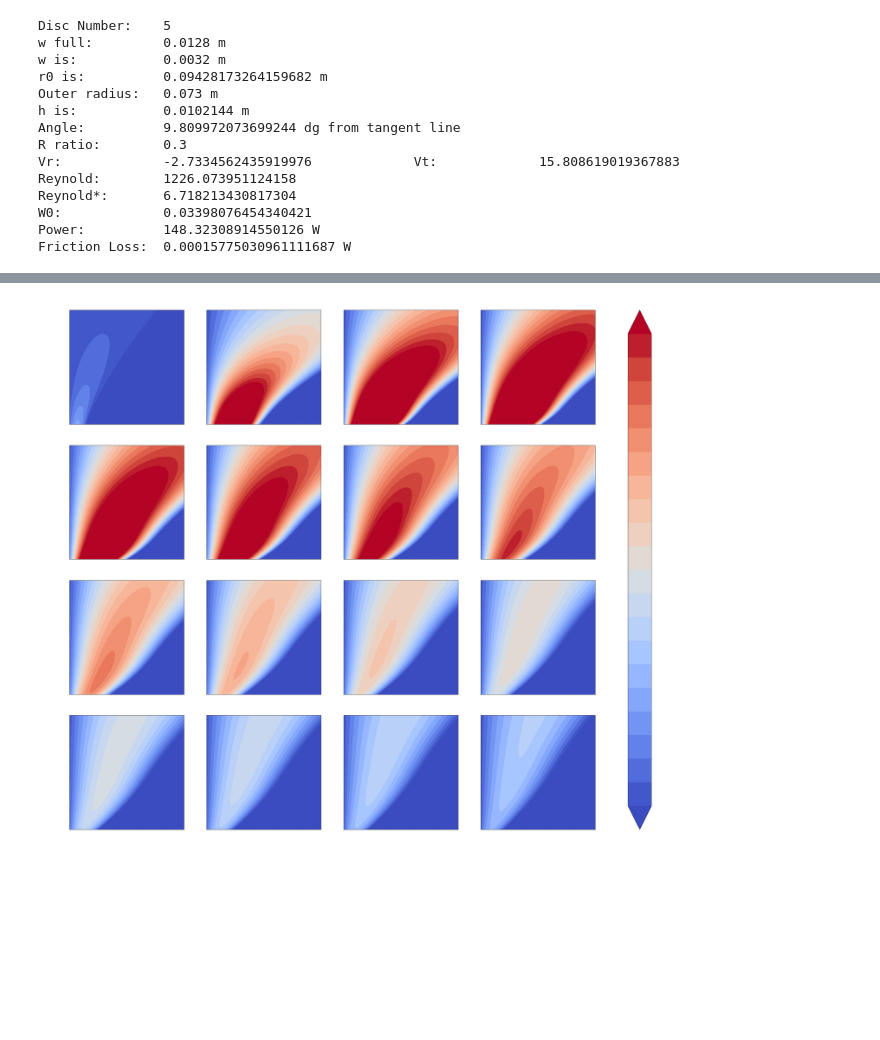
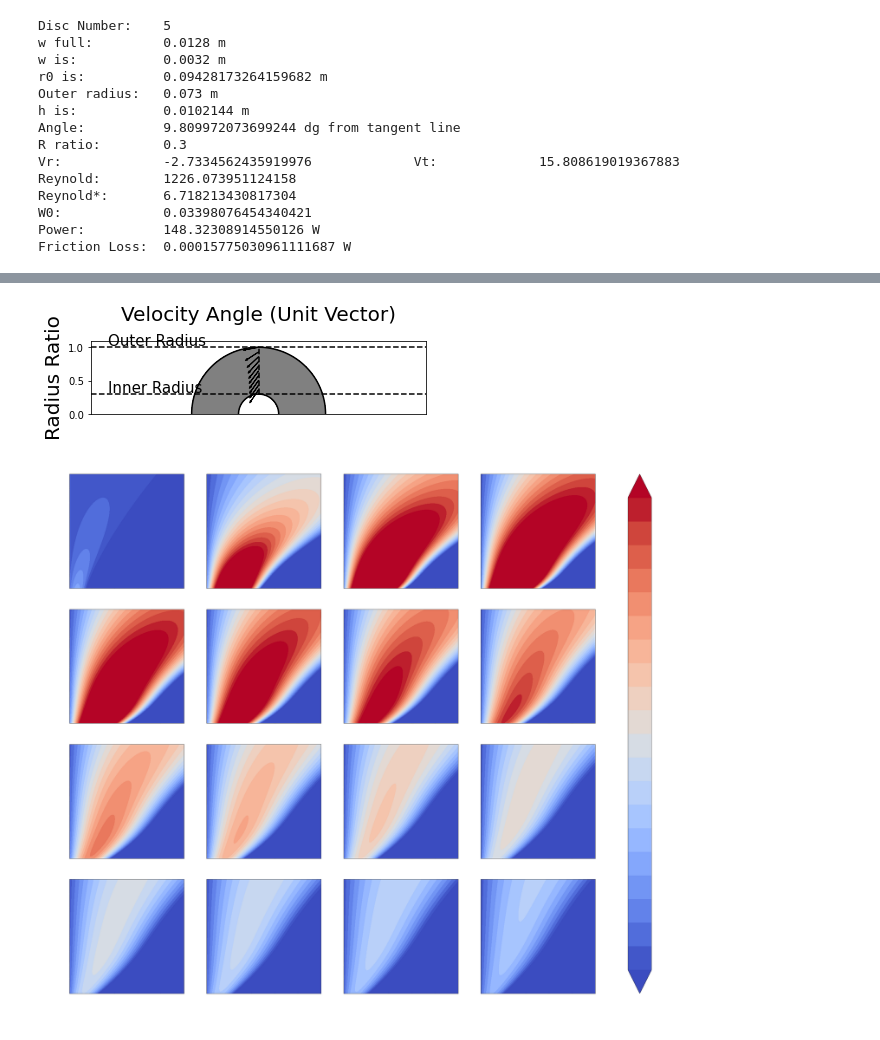
Before and after one commit to kjc1998/Tesla-Turbine-Flow-Simulation, a Jupyter notebook: teslaModel3.ipynb, the cells around one changed output, grey strips where cells are left out. Saved outputs shown, nothing was run; the diff lists cells and outputs as text; code cells hidden in the pictures; blank space fills up the shorter version.

```diff
--- a/teslaModel3.ipynb
+++ b/teslaModel3.ipynb
@@ -273,34 +278,36 @@ ax.plot([startX, startX],[rs[-1], rs[0]], "--", color="black")
 ax.plot([0, 5],[rs[-1], rs[-1]], "--", color="black")
 ax.text(0.25, rs[-1] + 0.025, "Inner Radius", fontsize=15)
 ax.plot([0, 5],[rs[0], rs[0]], "--", color="black")
 ax.text(0.25, rs[0] + 0.025, "Outer Radius", fontsize=15)
 ax.set_ylabel('Radius Ratio', fontsize=20)
 ax.axes.xaxis.set_visible(False)
 
 theta = np.linspace(0, np.pi, 100)
 
 r1 = rs[-1]
 x1 = r1*np.cos(theta) + startX
 y1 = r1*np.sin(theta)
 ax.plot(x1, y1, color="black")
 
 r2 = rs[0]
 x2 = r2*np.cos(theta) + startX
 y2 = r2*np.sin(theta)
 ax.plot(x2, y2, color="black")
 
 inner = rs[-1]
 xs = np.linspace(-rs[0]+startX,rs[0]+startX, 201)
 ys = np.linspace(-rs[0],rs[0], 201)
 xv,yv = np.meshgrid(xs,ys)
 r = (xv-startX)**2 + yv**2
-ax.contourf(xv, yv, r, levels=[inner**2,1], colors="grey")
+ax.contourf(xv, yv, r, levels=[inner**2, rs[0]**2], colors="grey")
 
 ax.set_xlim(left=0, right=5)
 ax.set_ylim(bottom=0, top=rs[0]+0.1)
 ax.set_aspect(1)
 ax.set_title("Velocity Angle (Unit Vector)", fontsize=20, pad=20)
 plt.show()
+# %% [output]
+[figure, added]
 # %%
 maxRotorOuter = 0.164
 kFactorRange = np.linspace(1,5,50)
```
Also changed, not shown: parts of 4 cells of this notebook.
